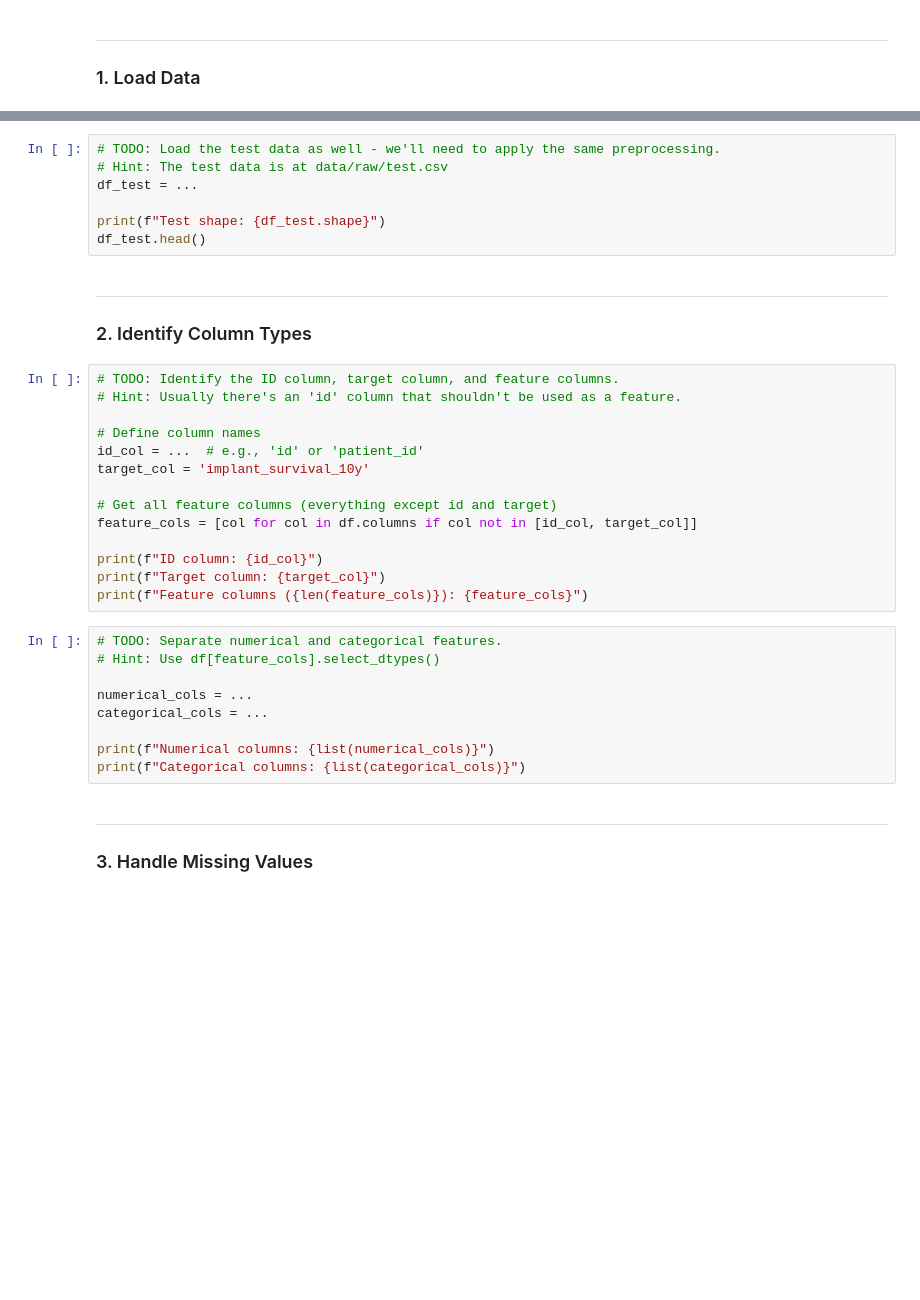
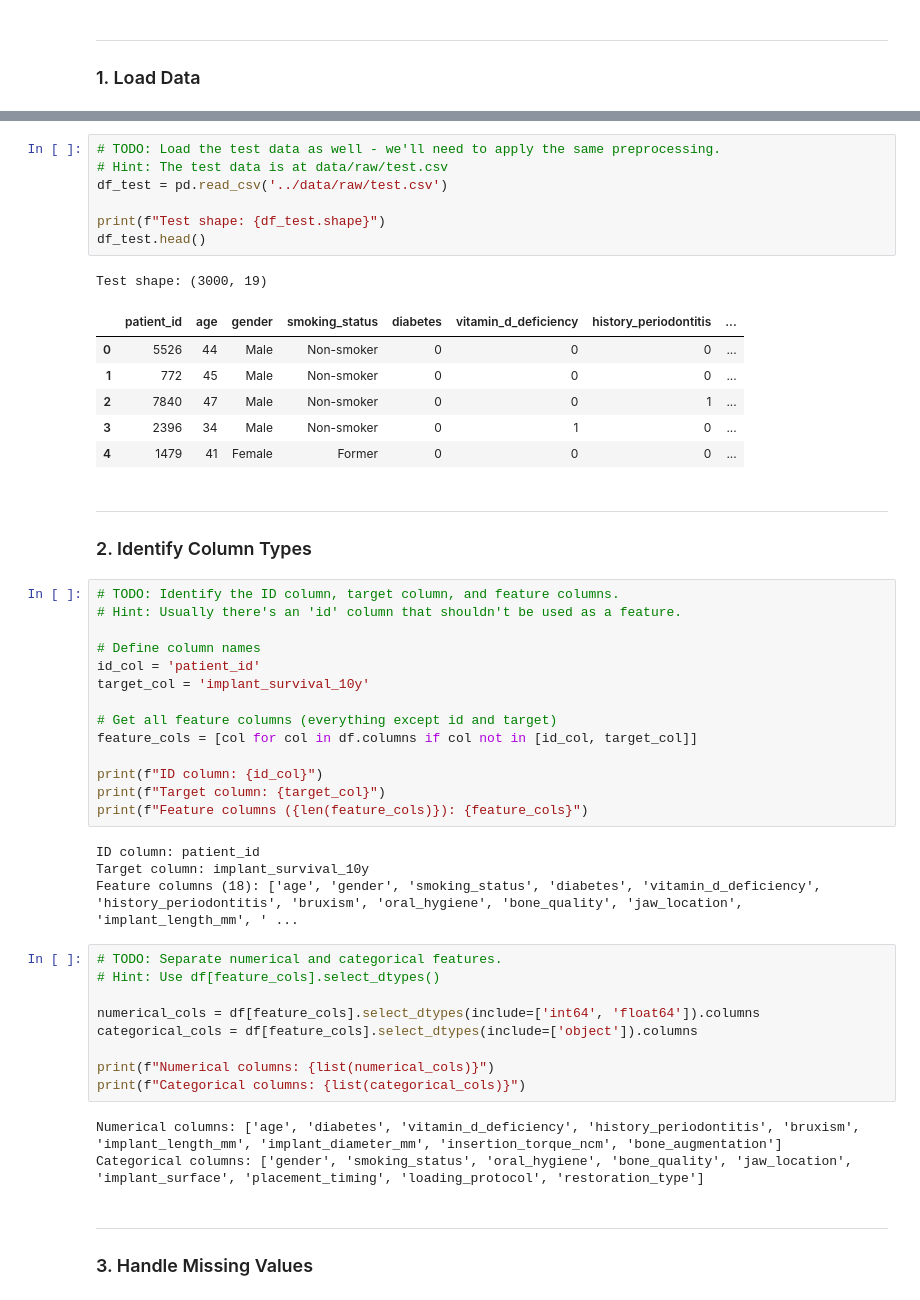
Before and after one commit to Tuminha/Implant-Success-Kaggle-Competition-, a Jupyter notebook: notebooks/02_Data_Preprocessing.ipynb, the cells around one changed output, grey strips where cells are left out. Saved outputs shown, nothing was run; the diff lists cells and outputs as text; blank space fills up the shorter version.

```diff
--- a/notebooks/02_Data_Preprocessing.ipynb
+++ b/notebooks/02_Data_Preprocessing.ipynb
@@ -32,10 +42,18 @@ df.head()
 # %%
 # TODO: Load the test data as well - we'll need to apply the same preprocessing.
 # Hint: The test data is at data/raw/test.csv
-df_test = ...
+df_test = pd.read_csv('../data/raw/test.csv')
 
 print(f"Test shape: {df_test.shape}")
 df_test.head()
+# %% [output]
+Test shape: (3000, 19)
+|  | patient_id | age | gender | smoking_status | diabetes | vitamin_d_deficiency | history_periodontitis | ... |
+| 0 | 5526 | 44 | Male | Non-smoker | 0 | 0 | 0 | ... |
+| 1 | 772 | 45 | Male | Non-smoker | 0 | 0 | 0 | ... |
+| 2 | 7840 | 47 | Male | Non-smoker | 0 | 0 | 1 | ... |
+| 3 | 2396 | 34 | Male | Non-smoker | 0 | 1 | 0 | ... |
+| 4 | 1479 | 41 | Female | Former | 0 | 0 | 0 | ... |
 # %% [markdown]
 ---
 
@@ -45,7 +63,7 @@ df_test.head()
 # Hint: Usually there's an 'id' column that shouldn't be used as a feature.
 
 # Define column names
-id_col = ...  # e.g., 'id' or 'patient_id'
+id_col = 'patient_id'
 target_col = 'implant_survival_10y'
 
 # Get all feature columns (everything except id and target)
@@ -54,15 +72,22 @@ feature_cols = [col for col in df.columns if col not in [id_col, target_col]]
 print(f"ID column: {id_col}")
 print(f"Target column: {target_col}")
 print(f"Feature columns ({len(feature_cols)}): {feature_cols}")
+# %% [output]
+ID column: patient_id
+Target column: implant_survival_10y
+Feature columns (18): ['age', 'gender', 'smoking_status', 'diabetes', 'vitamin_d_deficiency', 'history_periodontitis', 'bruxism', 'oral_hygiene', 'bone_quality', 'jaw_location', 'implant_length_mm', ' ...
 # %%
 # TODO: Separate numerical and categorical features.
 # Hint: Use df[feature_cols].select_dtypes()
 
-numerical_cols = ...
-categorical_cols = ...
+numerical_cols = df[feature_cols].select_dtypes(include=['int64', 'float64']).columns
+categorical_cols = df[feature_cols].select_dtypes(include=['object']).columns
 
 print(f"Numerical columns: {list(numerical_cols)}")
 print(f"Categorical columns: {list(categorical_cols)}")
+# %% [output]
+Numerical columns: ['age', 'diabetes', 'vitamin_d_deficiency', 'history_periodontitis', 'bruxism', 'implant_length_mm', 'implant_diameter_mm', 'insertion_torque_ncm', 'bone_augmentation']
+Categorical columns: ['gender', 'smoking_status', 'oral_hygiene', 'bone_quality', 'jaw_location', 'implant_surface', 'placement_timing', 'loading_protocol', 'restoration_type']
 # %% [markdown]
 ---
 
```
Also changed, not shown: parts of 19 cells of this notebook, 1 other file.
